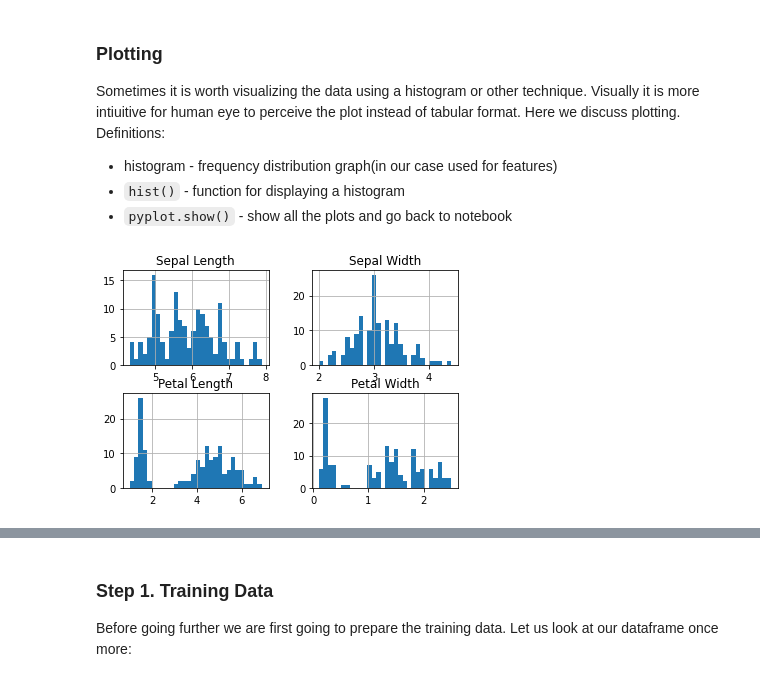
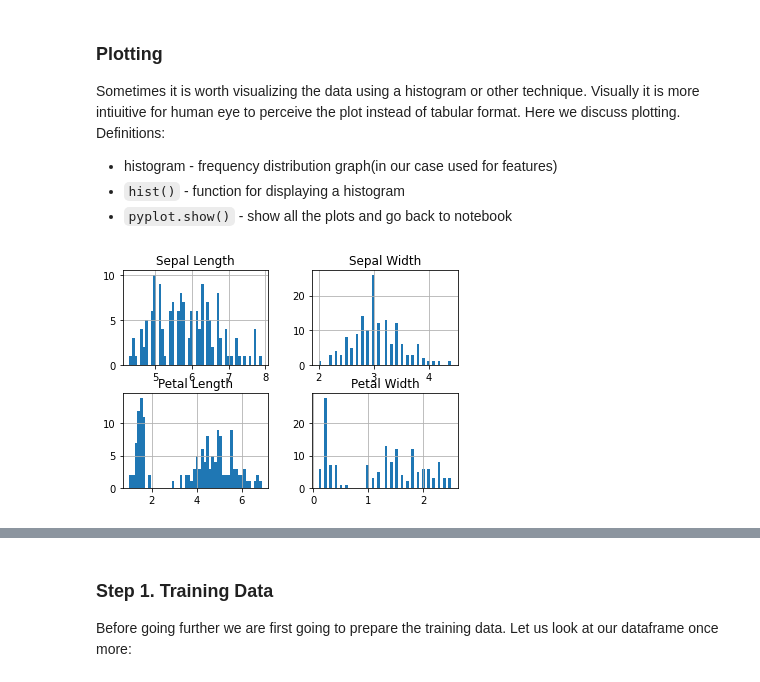
Before and after one commit to feeka/ml_biology, a Jupyter notebook: iris.ipynb, the cells around one changed output, grey strips where cells are left out. Cells and saved outputs as stored; diff of their text form; code cells hidden in the pictures.

```diff
--- a/iris.ipynb
+++ b/iris.ipynb
@@ -102,11 +102,11 @@ Sometimes it is worth visualizing the data using a histogram or other technique.
 * `pyplot.show()` - show all the plots and go back to notebook
 # %%
 # create a histogram plot of each variable
-df_iris.hist(bins=30)
+df_iris.hist(bins=50)
 # show the plot
 plt.show()
 # %% [output]
-[figure, old version]
+[figure, new version]
 # %% [markdown]
 ## Main Framework for Machine Learning
 Let us look into the data once more. As we can see our domain of function (in other words the inputs - X values) has 4 variables `Sepal Length,Sepal Width,Petal Length, Petal Width` and range of function is 1 variable which is the class(output or Y values). Main framework is shown below:
```
Also changed, not shown: parts of 8 cells of this notebook, 1 other file.
